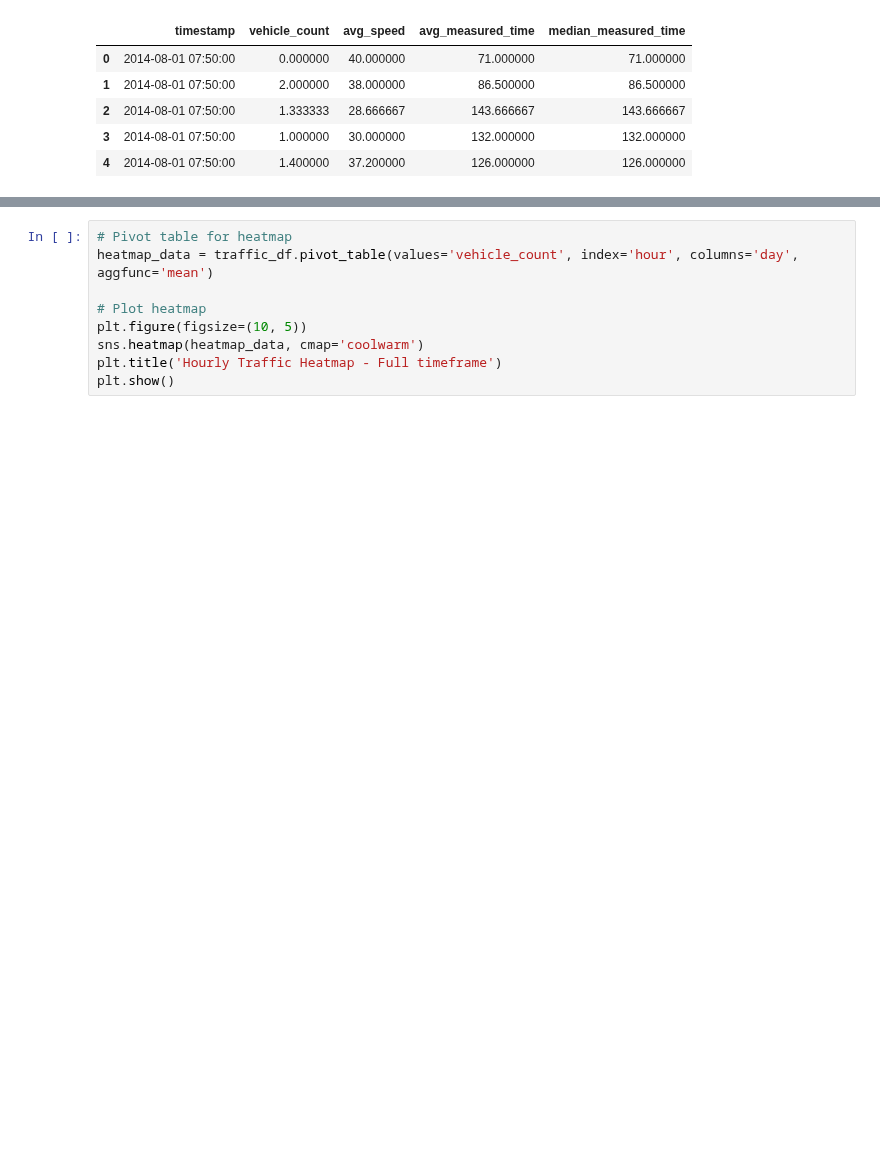
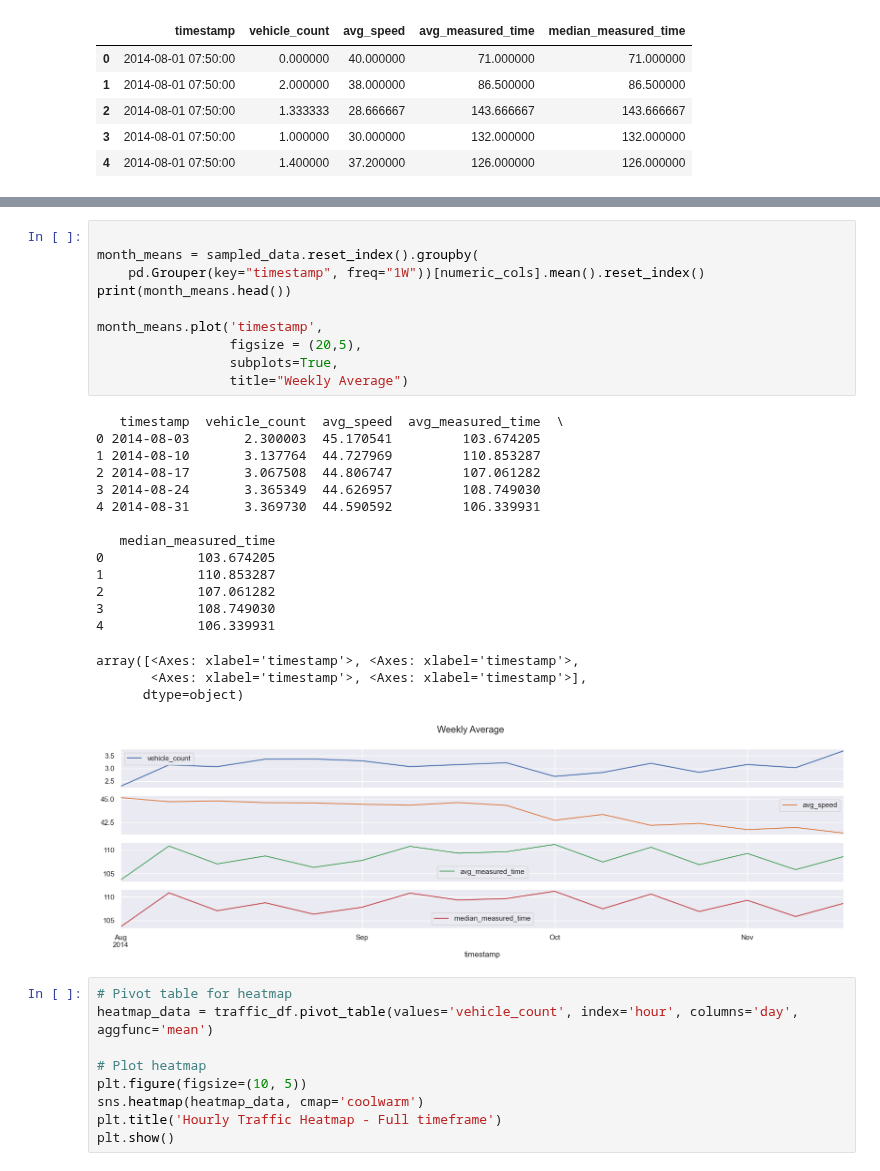
Before and after one commit to victorhg/aai-530-final-project, a Jupyter notebook: analysis/EDA_smart_city.ipynb, the cells around one changed output, grey strips where cells are left out. Cells and saved outputs as stored; diff of their text form; blank space fills up the shorter version.

Commit message:
added group weekly traffic info

```diff
--- a/analysis/EDA_smart_city.ipynb
+++ b/analysis/EDA_smart_city.ipynb
@@ -98,3 +100,31 @@ plt.show()
+# %%
+
+month_means = sampled_data.reset_index().groupby(
+    pd.Grouper(key="timestamp", freq="1W"))[numeric_cols].mean().reset_index()
+print(month_means.head())
+
+month_means.plot('timestamp',
+                 figsize = (20,5),
+                 subplots=True,
+                 title="Weekly Average")
+# %% [output]
+   timestamp  vehicle_count  avg_speed  avg_measured_time  \
+0 2014-08-03       2.300003  45.170541         103.674205
+1 2014-08-10       3.137764  44.727969         110.853287
+2 2014-08-17       3.067508  44.806747         107.061282
+3 2014-08-24       3.365349  44.626957         108.749030
+4 2014-08-31       3.369730  44.590592         106.339931
+
+   median_measured_time
+0            103.674205
+1            110.853287
+2            107.061282
+3            108.749030
+4            106.339931
+array([<Axes: xlabel='timestamp'>, <Axes: xlabel='timestamp'>,
+       <Axes: xlabel='timestamp'>, <Axes: xlabel='timestamp'>],
+      dtype=object)
+[figure, added]
 # %%
 # Pivot table for heatmap
 heatmap_data = traffic_df.pivot_table(values='vehicle_count', index='hour', columns='day', aggfunc='mean')
```
Also changed, not shown: parts of 1 cell of this notebook.
